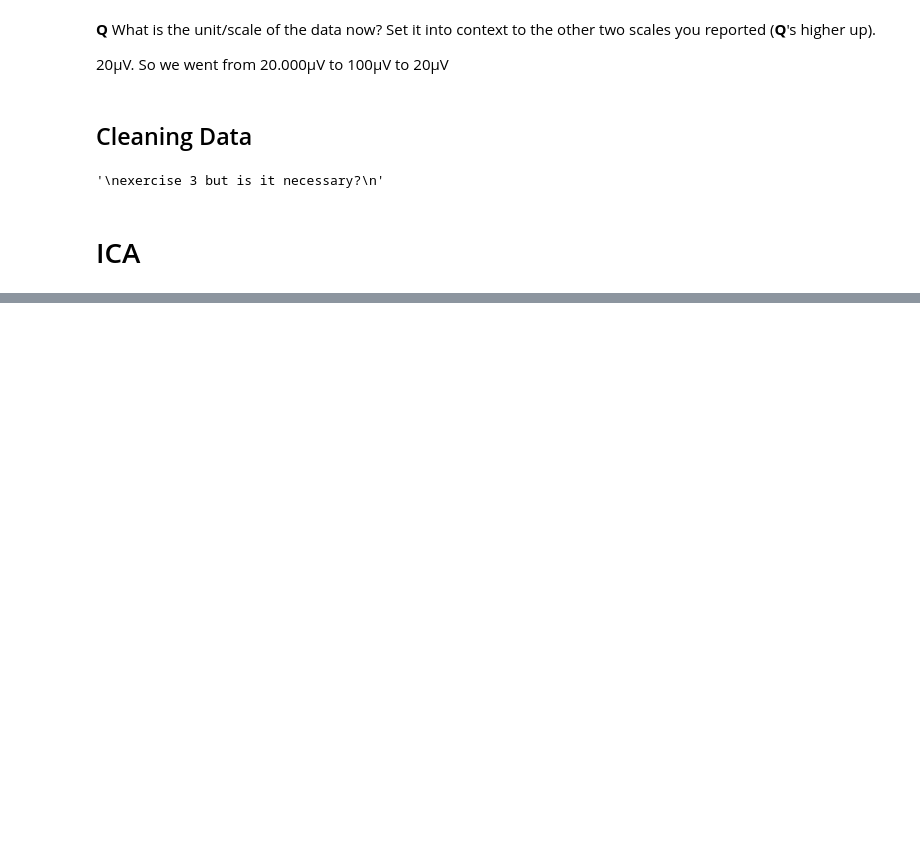
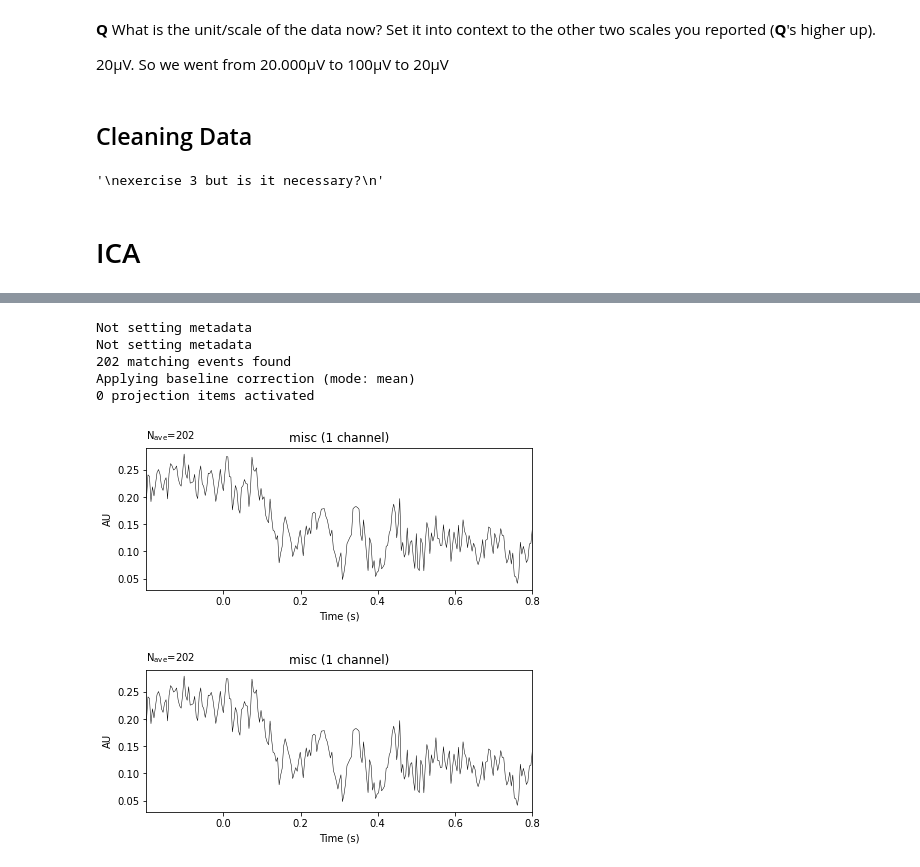
Before and after one commit to christianreiser/EEG_analysis, a Jupyter notebook: semesterproject/semesterproject.ipynb, the cells around one changed output, grey strips where cells are left out. Cells and saved outputs as stored; diff of their text form; code cells hidden in the pictures; blank space fills up the shorter version.

```diff
--- a/semesterproject/semesterproject.ipynb
+++ b/semesterproject/semesterproject.ipynb
@@ -303,0 +365,14 @@ raw_f.resample(256, npad="auto")  # set sampling frequency to 256 Hz as in Kappe
+# %%
+"""
+after ICA
+"""
+epochs = mne.Epochs(ica.get_sources(raw),evts,evts_dict_stim,tmin=-0.2,tmax=0.8)
+epochs.average(picks=13).plot() # 13 for Pz?
+# %% [output]
+Not setting metadata
+Not setting metadata
+202 matching events found
+Applying baseline correction (mode: mean)
+0 projection items activated
+[figure, added]
+[figure, added]
```
Also changed, not shown: parts of 10 cells of this notebook, 1 other file.
